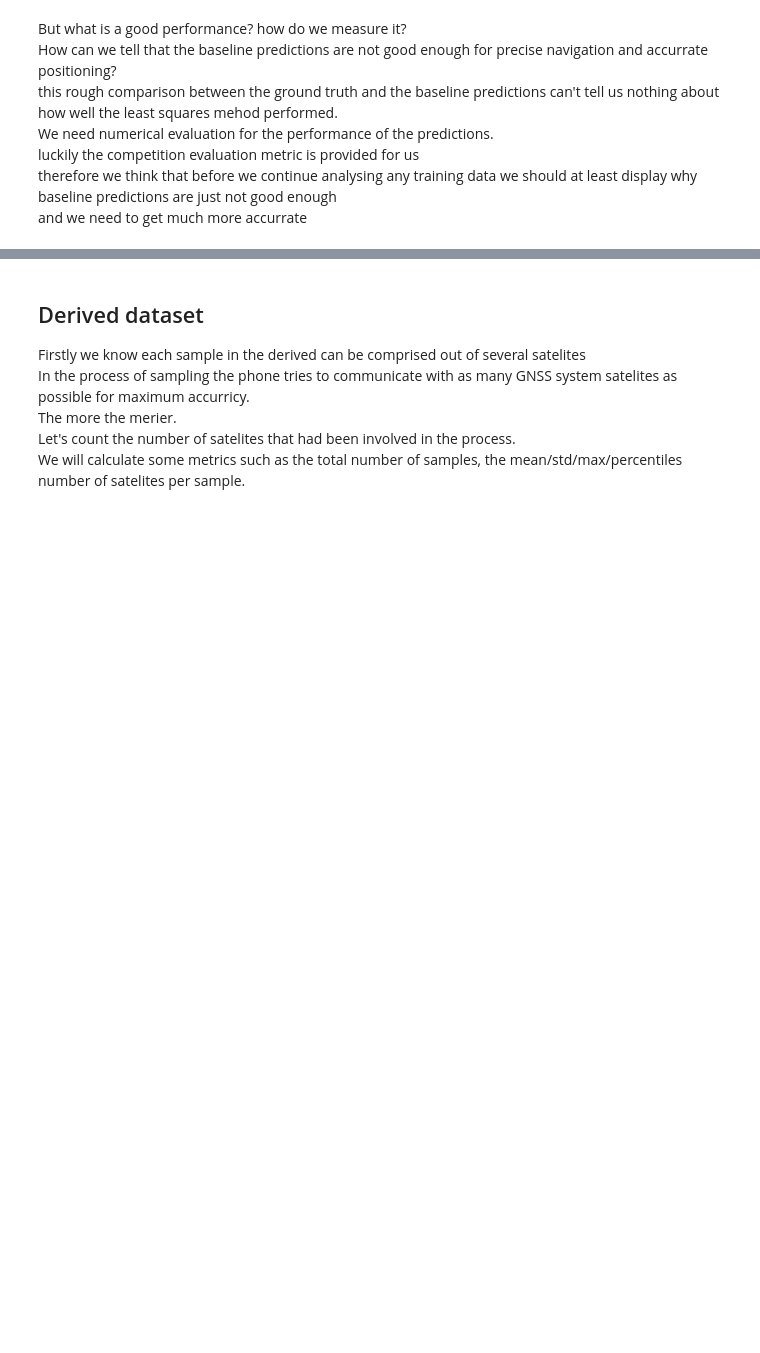
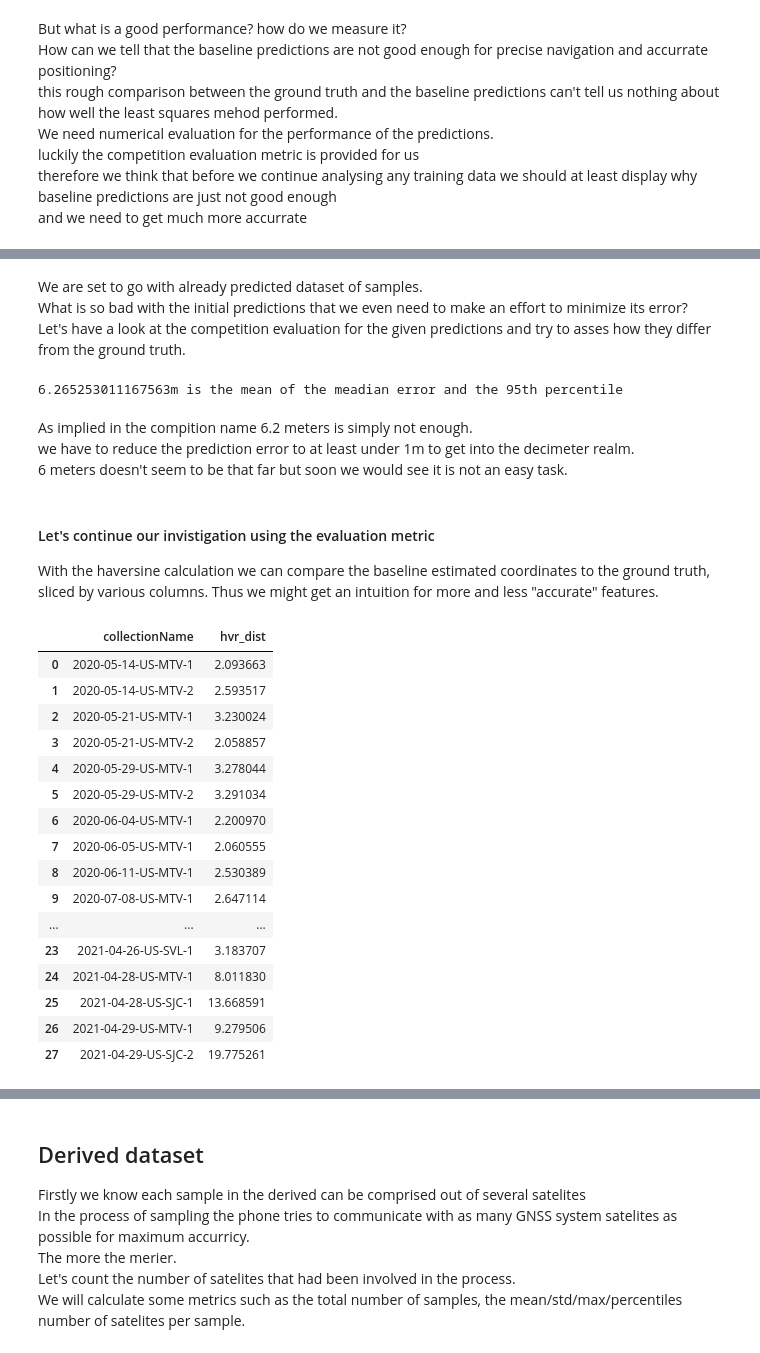
Before and after one commit to shacharhelmer/GNSS-Google, a Jupyter notebook: googlegnss.ipynb, the cells around one changed output, grey strips where cells are left out. Drawn from its saved outputs; the diff is of its cells as text; code cells hidden in the pictures; blank space fills up the shorter version.

Commit message:
baseline edl

```diff
--- a/googlegnss.ipynb
+++ b/googlegnss.ipynb
@@ -523,0 +593,36 @@ and we need to get much more accurrate<br>
+# %% [markdown]
+We are set to go with already predicted dataset of samples.<br>
+What is so bad with the initial predictions that we even need to make an effort to minimize its error?<br>
+Let's have a look at the competition evaluation for the given predictions and try to asses how they differ from the ground truth.<br>
+# %%
+score_prev = haversine_50thP_95thP_mean(target['latDeg_grnd'], target['lngDeg_grnd'], target['latDeg_bsln'], target['lngDeg_bsln'])
+print("{}m is the mean of the meadian error and the 95th percentile".format(score_prev))
+# %% [output]
+6.265253011167563m is the mean of the meadian error and the 95th percentile
+# %% [markdown]
+As implied in the compition name 6.2 meters is simply not enough.<br>
+we have to reduce the prediction error to at least under 1m to get into the decimeter realm.<br>
+6 meters doesn't seem to be that far but soon we would see it is not an easy task.
+# %% [markdown]
+#### Let's continue our invistigation using the evaluation metric
+With the haversine calculation we can compare the baseline estimated coordinates to the ground truth, sliced by various columns. Thus we might get an intuition for more and less "accurate" features.
+# %%
+cltn_hvr_dist
+# %% [output]
+|  | collectionName | hvr_dist |
+| 0 | 2020-05-14-US-MTV-1 | 2.093663 |
+| 1 | 2020-05-14-US-MTV-2 | 2.593517 |
+| 2 | 2020-05-21-US-MTV-1 | 3.230024 |
+| 3 | 2020-05-21-US-MTV-2 | 2.058857 |
+| 4 | 2020-05-29-US-MTV-1 | 3.278044 |
+| 5 | 2020-05-29-US-MTV-2 | 3.291034 |
+| 6 | 2020-06-04-US-MTV-1 | 2.200970 |
+| 7 | 2020-06-05-US-MTV-1 | 2.060555 |
+| 8 | 2020-06-11-US-MTV-1 | 2.530389 |
+| 9 | 2020-07-08-US-MTV-1 | 2.647114 |
+| ... | ... | ... |
+| 23 | 2021-04-26-US-SVL-1 | 3.183707 |
+| 24 | 2021-04-28-US-MTV-1 | 8.011830 |
+| 25 | 2021-04-28-US-SJC-1 | 13.668591 |
+| 26 | 2021-04-29-US-MTV-1 | 9.279506 |
+| 27 | 2021-04-29-US-SJC-2 | 19.775261 |
```
Also changed, not shown: parts of 48 cells of this notebook, 2 other files.
